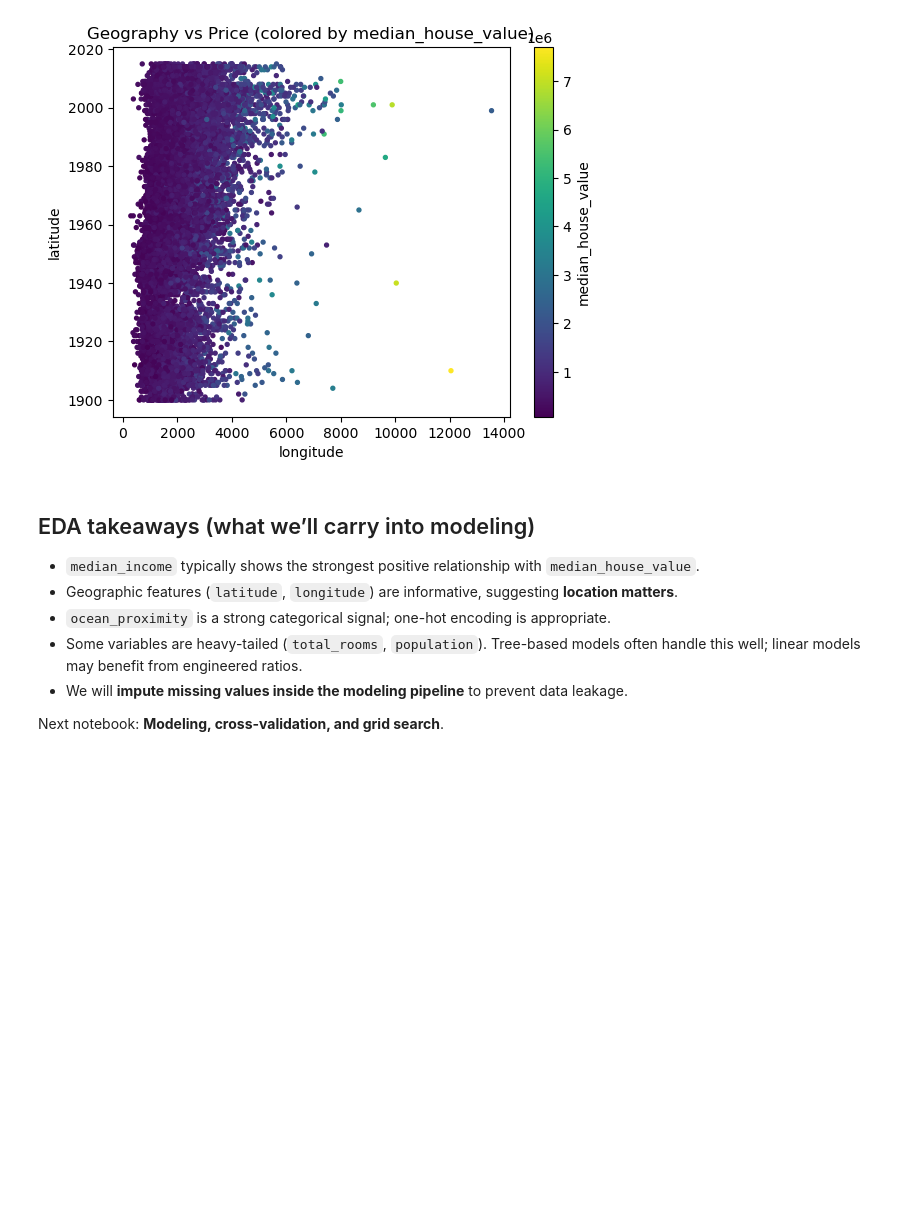
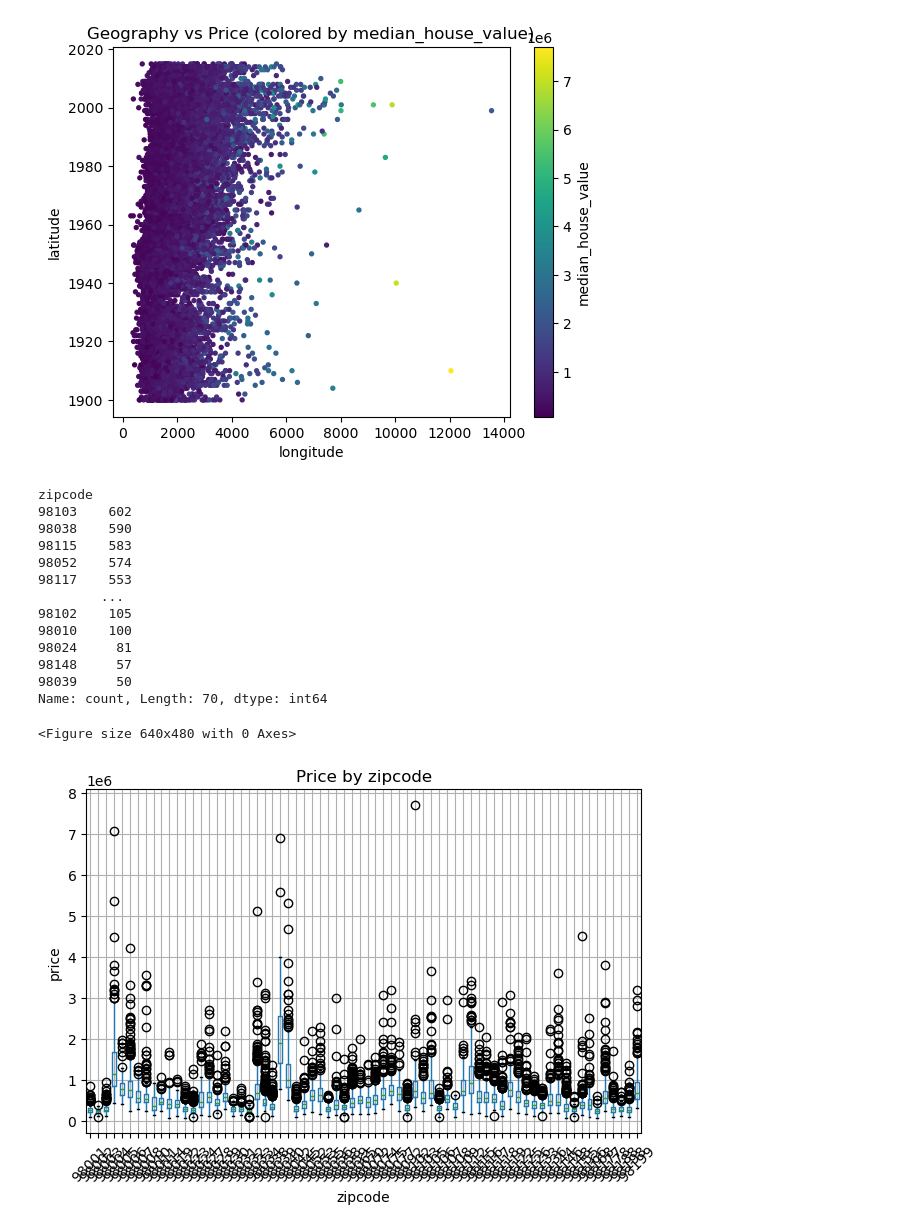
Before and after one commit to pengshm/Capstone-final, a Jupyter notebook: Capstone-final.ipynb, the cells around one changed output. Cells and saved outputs as stored; diff of their text form; code cells hidden in the pictures; blank space fills up the shorter version.

```diff
--- a/Capstone-final.ipynb
+++ b/Capstone-final.ipynb
@@ -212,13 +212,29 @@ plt.show()
 [figure]
 # %%
 # Categorical exploration: ocean_proximity
-display(df_eda["ocean_proximity"].value_counts())
+display(df_eda["zipcode"].value_counts())
 
 plt.figure()
-df_eda.boxplot(column="median_house_value", by="ocean_proximity", rot=45)
-plt.title("Price by ocean_proximity")
+df_eda.boxplot(column="price", by="zipcode", rot=45)
+plt.title("Price by zipcode")
 plt.suptitle("")
-plt.xlabel("ocean_proximity")
-plt.ylabel("median_house_value")
+plt.xlabel("zipcode")
+plt.ylabel("price")
 plt.tight_layout()
 plt.show()
+# %% [output]
+zipcode
+98103    602
+98038    590
+98115    583
+98052    574
+98117    553
+        ...
+98102    105
+98010    100
+98024     81
+98148     57
+98039     50
+Name: count, Length: 70, dtype: int64
+<Figure size 640x480 with 0 Axes>
+[figure, added]
@@ -238,10 +240,0 @@ display(corr_fe.head(15))
-# %% [markdown]
-## EDA takeaways (what we’ll carry into modeling)
-
-- `median_income` typically shows the strongest positive relationship with `median_house_value`.
-- Geographic features (`latitude`, `longitude`) are informative, suggesting **location matters**.
-- `ocean_proximity` is a strong categorical signal; one-hot encoding is appropriate.
-- Some variables are heavy-tailed (`total_rooms`, `population`). Tree-based models often handle this well; linear models may benefit from engineered ratios.
-- We will **impute missing values inside the modeling pipeline** to prevent data leakage.
-
-Next notebook: **Modeling, cross-validation, and grid search**.
```
Also changed, not shown: parts of 14 cells of this notebook.
